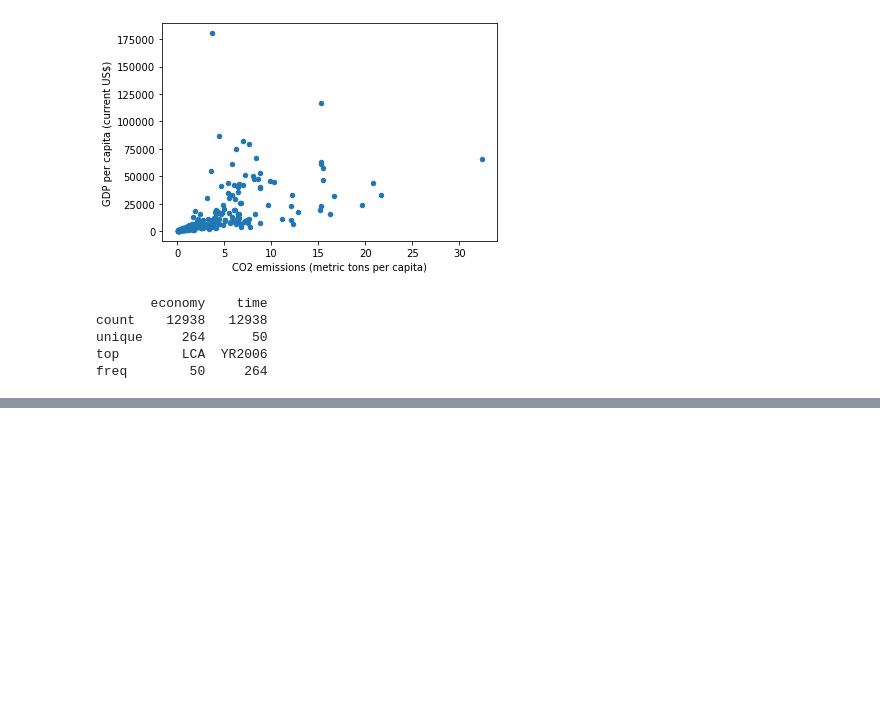
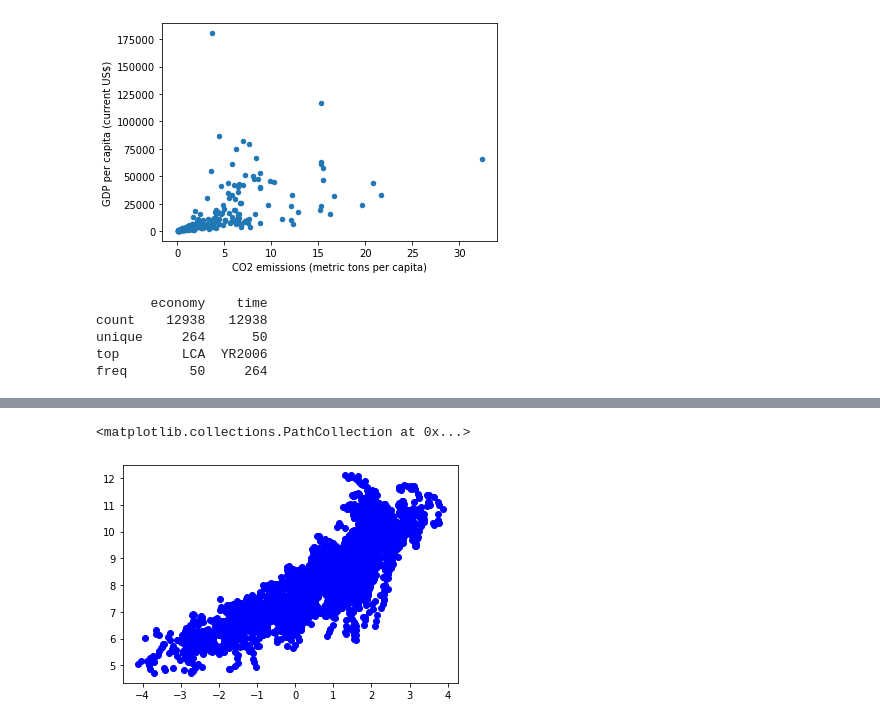
Before and after one commit to CS521-Burstein/final-project-anjaliagr, a Jupyter notebook: Data analysis.ipynb, the cells around one changed output, grey strips where cells are left out. Cells and saved outputs as stored; diff of their text form; code cells hidden in the pictures; blank space fills up the shorter version.

```diff
--- a/Data analysis.ipynb
+++ b/Data analysis.ipynb
@@ -131,0 +233,17 @@ freq        50     264
+# %%
+X = main_up_df["log_co2"]
+y = main_up_df["log_gdp"]
+#X = sm.add_constant(X)
+#model = linear_model.LinearRegression()
+#model.fit(X, y)
+#model.summary()
+#print(model)
+plt.scatter(X, y, color = 'blue')
+
+#main_up_df.plot.scatter('log_co2', 'log_gdp')
+#plt.plot(log_co2, log_gdp, color ='green')
+
+#plt.plot(X, model.predict(X), color='green')
+# %% [output]
+<matplotlib.collections.PathCollection at 0x...>
+[figure, added]
```
Also changed, not shown: parts of 7 cells of this notebook, 1 other file.
